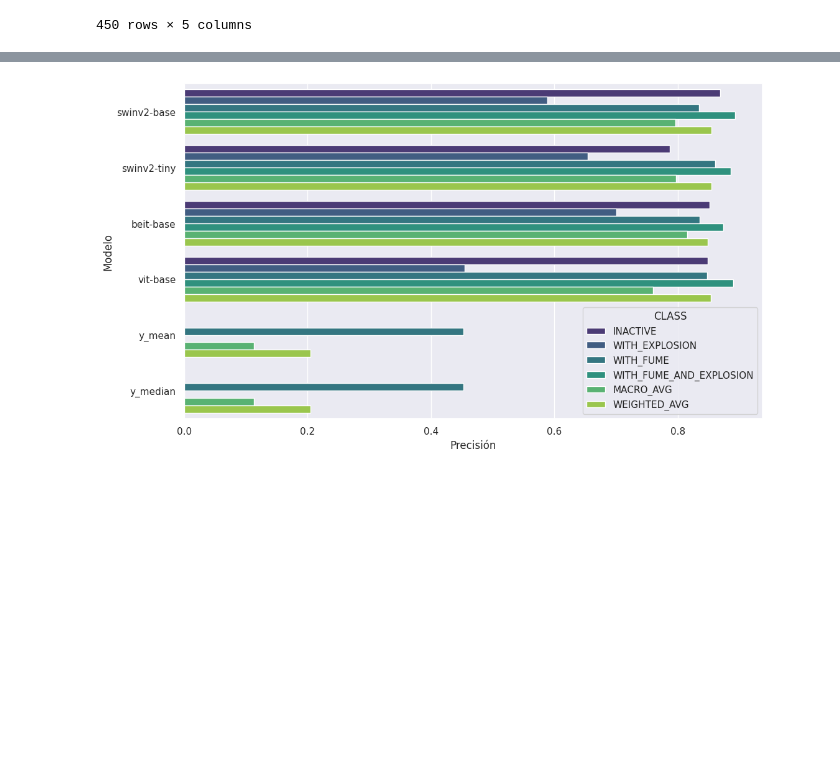
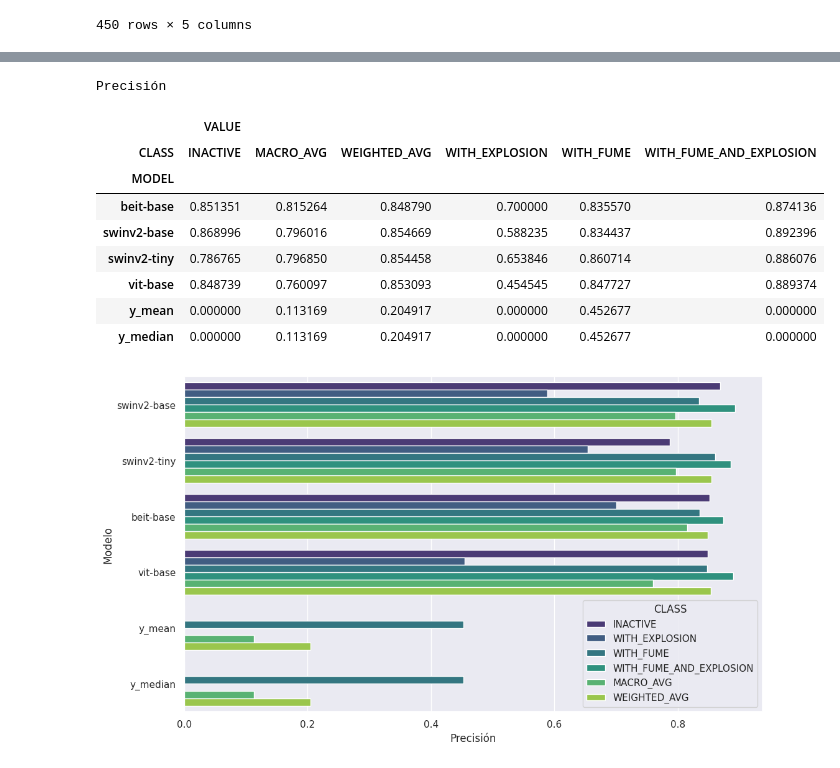
Before and after one commit to mirluvams/tesis, a Jupyter notebook: 8-representation.ipynb, the cells around one changed output, grey strips where cells are left out. Cells and saved outputs as stored; diff of their text form; code cells hidden in the pictures; blank space fills up the shorter version.

```diff
--- a/8-representation.ipynb
+++ b/8-representation.ipynb
@@ -90,7 +117,18 @@ plt.show()
 # %%
-plot_metric("PRECISION", "Precisión")
+print("Precisión")
+filtered=plot_metric("PRECISION", "Precisión")
 plt.savefig("metrics/precision_global.png")
-plt.show()
+filtered.pivot(index="MODEL", columns=["CLASS"], values=["VALUE"])
 # %% [output]
+Precisión
+|  | VALUE |  |  |  |  |  |
+| CLASS | INACTIVE | MACRO_AVG | WEIGHTED_AVG | WITH_EXPLOSION | WITH_FUME | WITH_FUME_AND_EXPLOSION |
+| MODEL |  |  |  |  |  |  |
+| beit-base | 0.851351 | 0.815264 | 0.848790 | 0.700000 | 0.835570 | 0.874136 |
+| swinv2-base | 0.868996 | 0.796016 | 0.854669 | 0.588235 | 0.834437 | 0.892396 |
+| swinv2-tiny | 0.786765 | 0.796850 | 0.854458 | 0.653846 | 0.860714 | 0.886076 |
+| vit-base | 0.848739 | 0.760097 | 0.853093 | 0.454545 | 0.847727 | 0.889374 |
+| y_mean | 0.000000 | 0.113169 | 0.204917 | 0.000000 | 0.452677 | 0.000000 |
+| y_median | 0.000000 | 0.113169 | 0.204917 | 0.000000 | 0.452677 | 0.000000 |
 [figure]
 # %%
```
Also changed, not shown: parts of 16 cells of this notebook, 1 other file.
